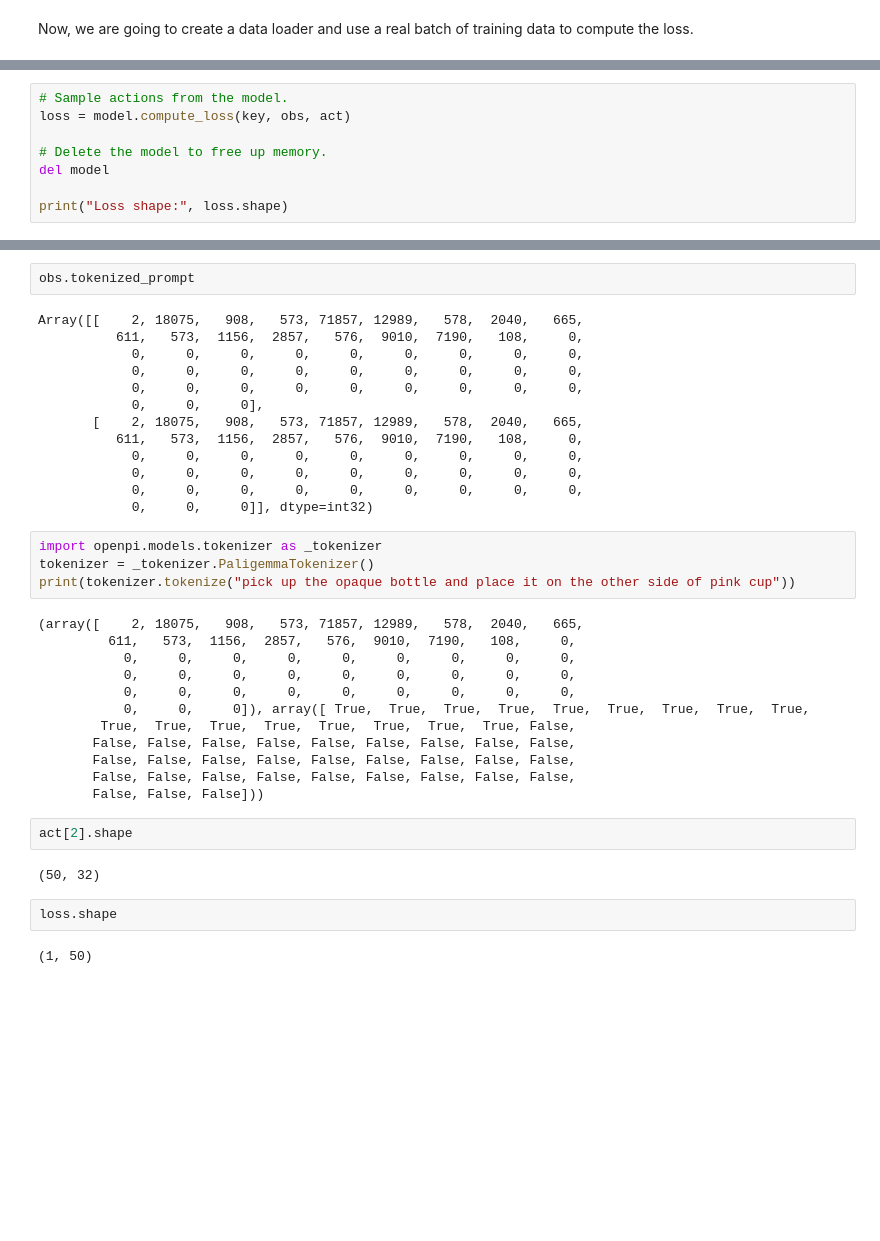
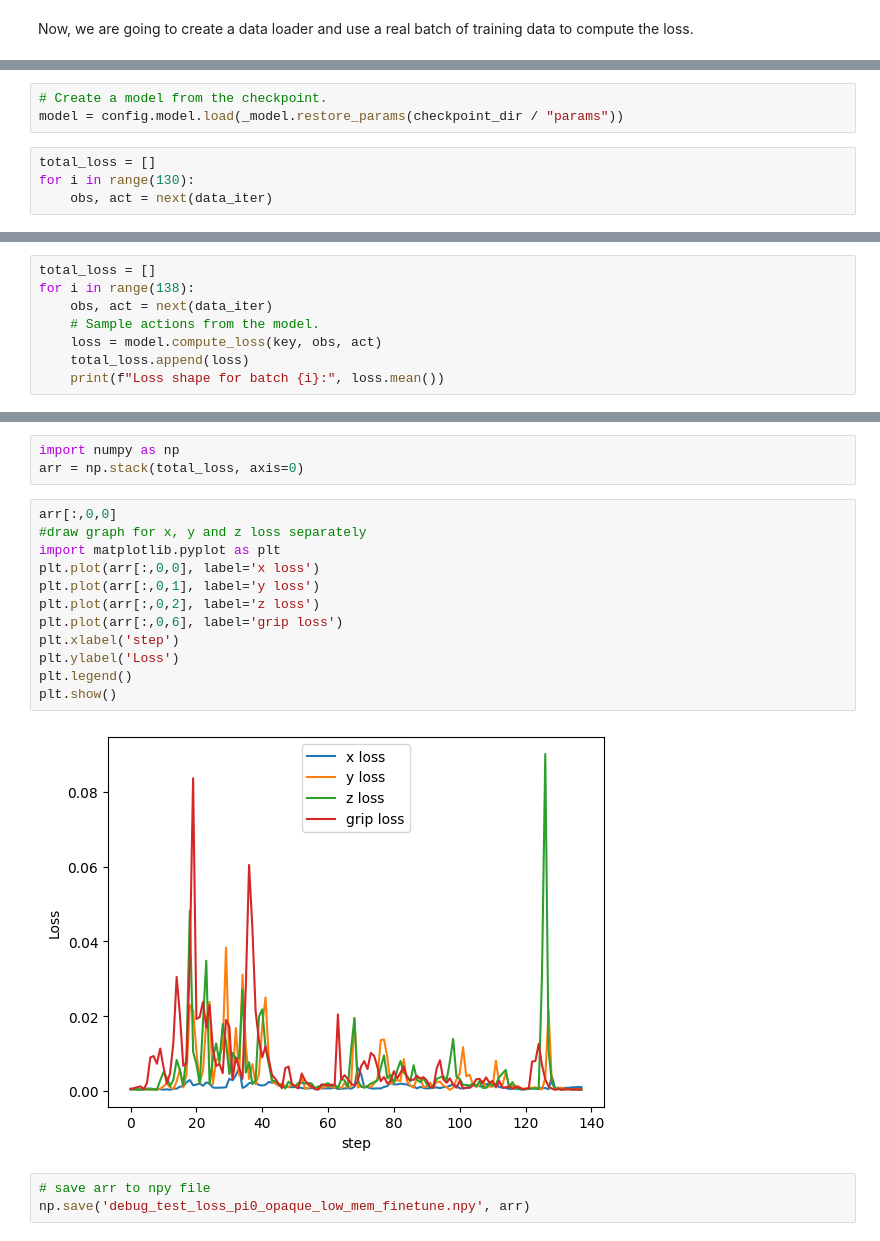
Before and after one commit to xX-Conan-Xx/openpi, a Jupyter notebook: examples/inference.ipynb, the cells around one changed output, grey strips where cells are left out. Drawn from its saved outputs; the diff is of its cells as text; blank space fills up the shorter version.

Commit message:
Debug inference update

```diff
--- a/examples/inference.ipynb
+++ b/examples/inference.ipynb
@@ -69,3 +48,10 @@ ERROR:tornado.general:SEND Error: Host unreachable
+# %%
+# Create a model from the checkpoint.
+model = config.model.load(_model.restore_params(checkpoint_dir / "params"))
+# %%
+total_loss = []
+for i in range(130):
+    obs, act = next(data_iter)
 # %%
 obs.state
 # %% [output]
@@ -97,11 +80,11 @@ Array([[-0.13648604, -0.76338977,  1.713534  ,  0.42042306, -0.41715884,
          0.        ,  0.        ,  0.        ,  0.        ,  0.        ,
          0.        ,  0.        ]], dtype=float32)
 # %%
-# Sample actions from the model.
-loss = model.compute_loss(key, obs, act)
-
-# Delete the model to free up memory.
-del model
-
-print("Loss shape:", loss.shape)
+total_loss = []
+for i in range(138):
+    obs, act = next(data_iter)
+    # Sample actions from the model.
+    loss = model.compute_loss(key, obs, act)
+    total_loss.append(loss)
+    print(f"Loss shape for batch {i}:", loss.mean())
 # %% [output]
@@ -157,39 +108,20 @@ plt.imshow(img)
-# %%
-obs.tokenized_prompt
-# %% [output]
-Array([[    2, 18075,   908,   573, 71857, 12989,   578,  2040,   665,
-          611,   573,  1156,  2857,   576,  9010,  7190,   108,     0,
-            0,     0,     0,     0,     0,     0,     0,     0,     0,
-            0,     0,     0,     0,     0,     0,     0,     0,     0,
-            0,     0,     0,     0,     0,     0,     0,     0,     0,
-            0,     0,     0],
-       [    2, 18075,   908,   573, 71857, 12989,   578,  2040,   665,
-          611,   573,  1156,  2857,   576,  9010,  7190,   108,     0,
-            0,     0,     0,     0,     0,     0,     0,     0,     0,
-            0,     0,     0,     0,     0,     0,     0,     0,     0,
-            0,     0,     0,     0,     0,     0,     0,     0,     0,
-            0,     0,     0]], dtype=int32)
-# %%
-import openpi.models.tokenizer as _tokenizer
-tokenizer = _tokenizer.PaligemmaTokenizer()
-print(tokenizer.tokenize("pick up the opaque bottle and place it on the other side of pink cup"))
-# %% [output]
-(array([    2, 18075,   908,   573, 71857, 12989,   578,  2040,   665,
-         611,   573,  1156,  2857,   576,  9010,  7190,   108,     0,
-           0,     0,     0,     0,     0,     0,     0,     0,     0,
-           0,     0,     0,     0,     0,     0,     0,     0,     0,
-           0,     0,     0,     0,     0,     0,     0,     0,     0,
-           0,     0,     0]), array([ True,  True,  True,  True,  True,  True,  True,  True,  True,
-        True,  True,  True,  True,  True,  True,  True,  True, False,
-       False, False, False, False, False, False, False, False, False,
-       False, False, False, False, False, False, False, False, False,
-       False, False, False, False, False, False, False, False, False,
-       False, False, False]))
-# %%
-act[2].shape
-# %% [output]
-(50, 32)
-# %%
-loss.shape
-# %% [output]
-(1, 50)
+# %%
+import numpy as np
+arr = np.stack(total_loss, axis=0)
+# %%
+arr[:,0,0]
+#draw graph for x, y and z loss separately
+import matplotlib.pyplot as plt
+plt.plot(arr[:,0,0], label='x loss')
+plt.plot(arr[:,0,1], label='y loss')
+plt.plot(arr[:,0,2], label='z loss')
+plt.plot(arr[:,0,6], label='grip loss')
+plt.xlabel('step')
+plt.ylabel('Loss')
+plt.legend()
+plt.show()
+# %% [output]
+[figure, added]
+# %%
+# save arr to npy file
+np.save('debug_test_loss_pi0_opaque_low_mem_finetune.npy', arr)
```
Also changed, not shown: parts of 19 cells of this notebook.
